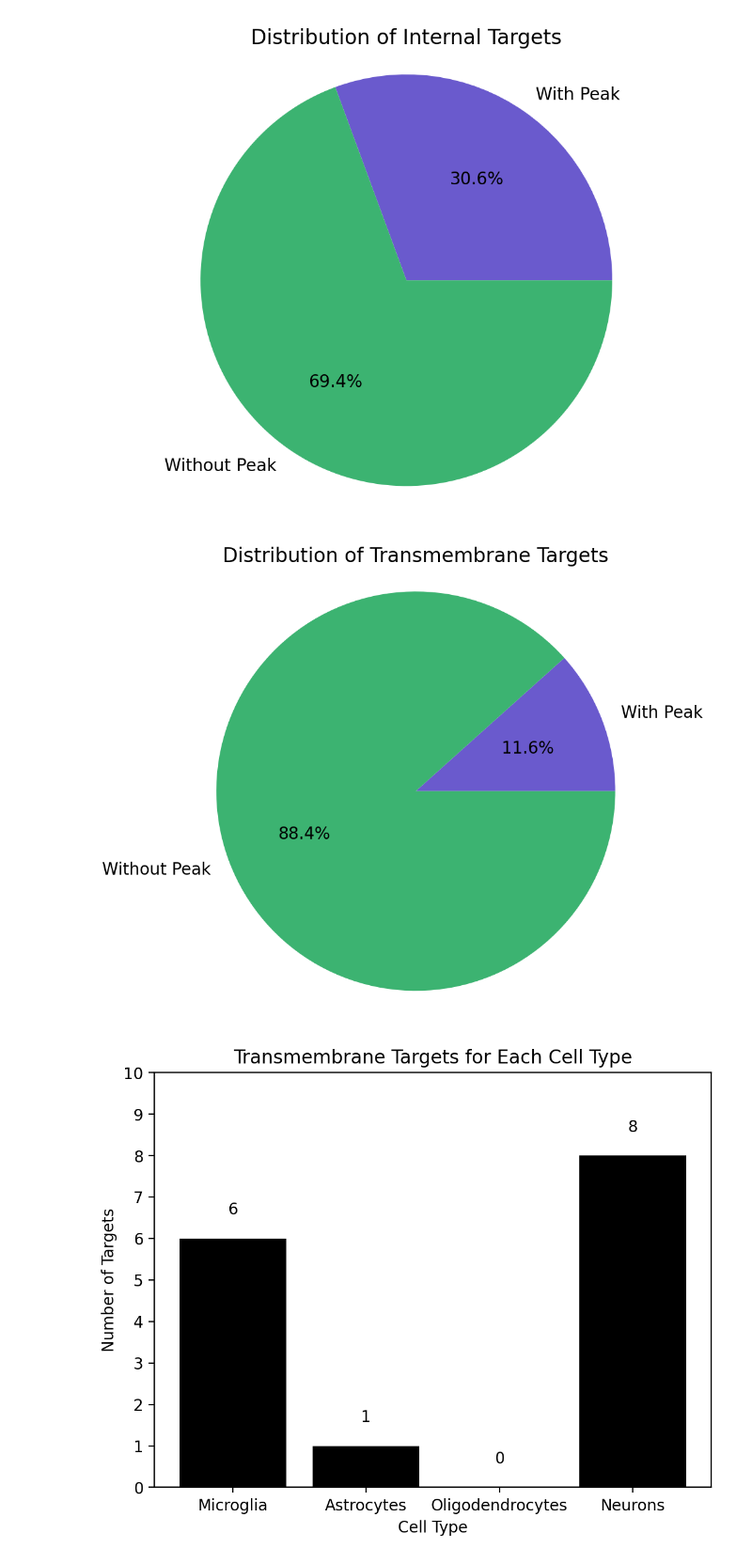
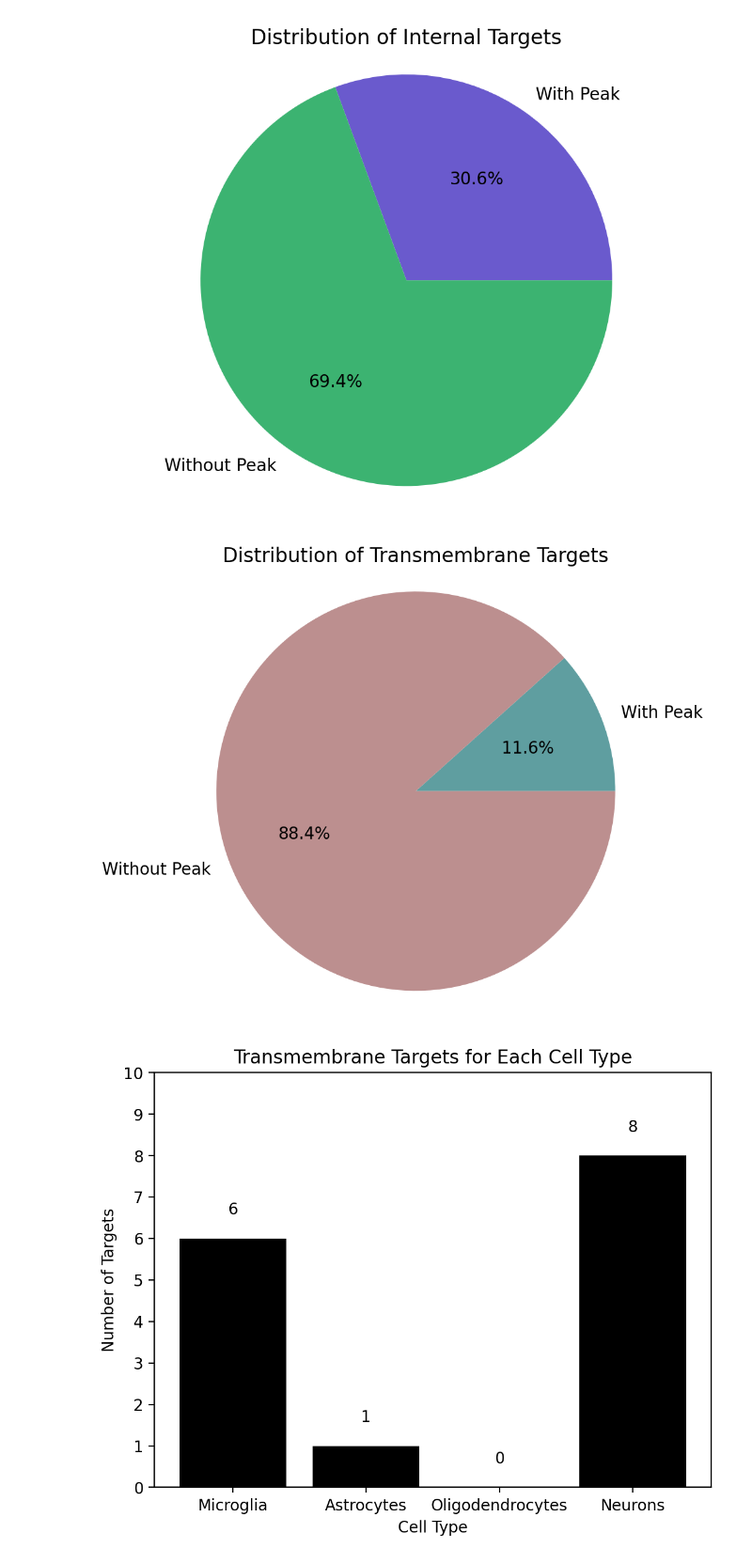
Before and after one commit to Walt-Lab/bdev_mass_spec, a Jupyter notebook: 1_analysis.ipynb, the cells around one changed output. Shown at 94% size. Cells and saved outputs as stored; diff of their text form; code cells hidden in the pictures.

```diff
--- a/1_analysis.ipynb
+++ b/1_analysis.ipynb
@@ -826,17 +826,17 @@ plt.show()
 # %%
 tm_with_peak = len(set(tm_uniprots) & set(median_assays))
 tm_without_peak = len(set(tm_uniprots) - set(median_assays))
 
 labels = ["With Peak", "Without Peak"]
 sizes = [tm_with_peak, tm_without_peak]
-colors = ["slateblue", 'mediumseagreen']
+colors = ["cadetblue", 'rosybrown']
 
 plt.pie(sizes, labels=labels, colors=colors, autopct='%1.1f%%')
 plt.axis('equal')
 plt.title("Distribution of Transmembrane Targets")
 plt.show()
 # %% [output]
-[figure, old version]
+[figure, new version]
 # %%
 # Overlap between median assays, brain rna seq, and transmembrane targets
 
```
Also changed, not shown: parts of 1 cell of this notebook, 58 other files.
